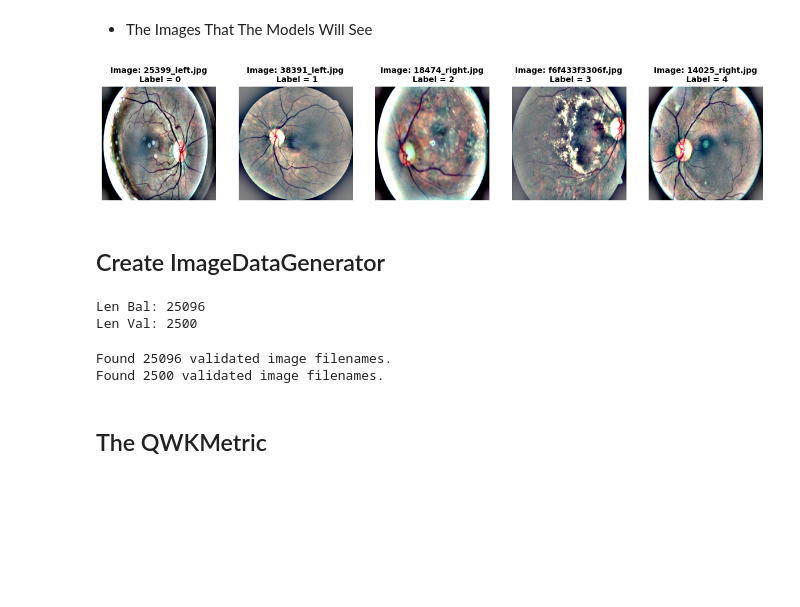
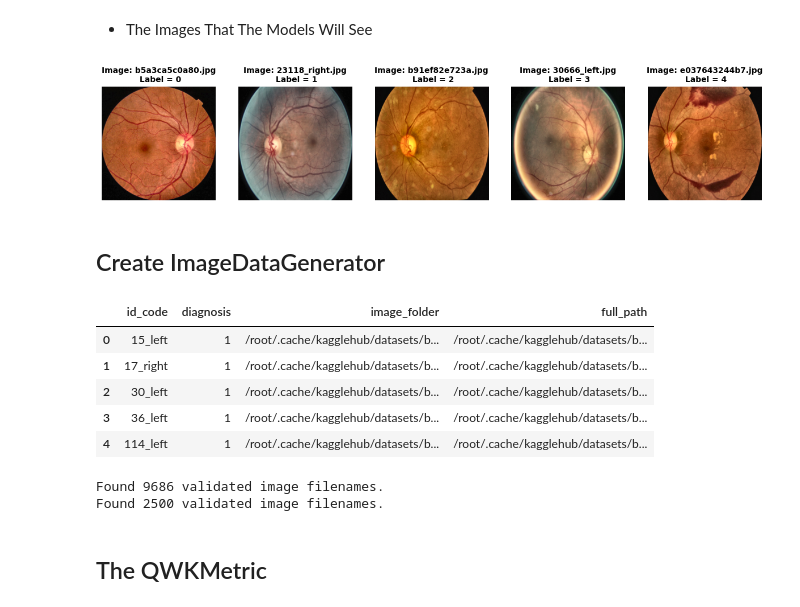
Before and after one commit to GeoNosX/Aptos-Project, a Jupyter notebook: Regression_ON_APTOS.ipynb, the cells around one changed output. Saved outputs shown, nothing was run; the diff lists cells and outputs as text; code cells hidden in the pictures; blank space fills up the shorter version.

```diff
--- a/Regression_ON_APTOS.ipynb
+++ b/Regression_ON_APTOS.ipynb
@@ -88 +93,3 @@ train_df_15_0=train_df_15_0.sample(n=5000,random_state=0)
+# %%
+train_df_15=pd.concat([train_df_15_1,train_df_15_2,train_df_15_3,train_df_15_4],ignore_index=True)
 # %%
@@ -90,5 +97,5 @@ train_df_15_other=train_df_15[train_df_15['diagnosis']!=0]
 # %%
-train_df_15=pd.concat([train_df_15_0,train_df_15_other],ignore_index=True)
+#train_df_15=pd.concat([train_df_15_0,train_df_15_other],ignore_index=True)
 # %%
 sns.countplot(data=train_df_15,x='diagnosis')
 # %% [output]
@@ -381,6 +388,11 @@ test_df_15['full_path'][0]
 '/root/.cache/kagglehub/datasets/benjaminwarner/resized-2015-2019-blindness-detection-images/versions/1/resized test 15/43788_left.jpg'
 # %% [markdown]
 ## Resize+CLAHE
+# %%
+IM_SIZE=600 #FOR MY EF_B7
+#IM_SIZE=224 #FOR MY VGG16
+#IM_SIZE=456 #FOR MY E_B5
+#IM_SIZE=384 #FOR MY ViT
 # %%
 import cv2
 import numpy as np
@@ -484,3 +490,24 @@ def image_resize(image):
+# %%
+def image_resize(image):
+  # ImageDataGenerator passes float32 images (typically 0-255 range for preprocessing_function).
+  # Convert to uint8 for OpenCV operations that require it.
+  if image.dtype != np.uint8:
+    image = image.astype(np.uint8)
+
+  # Convert to RGB to ensure consistency for subsequent operations
+  image = cv2.cvtColor(image, cv2.COLOR_BGR2RGB)
+
+  # Apply cropping before resizing
+  image = crop_image_from_gray(image)
+
+  # Resize the image
+  image = cv2.resize(image, (IM_SIZE, IM_SIZE))
+
+  # Apply CLAHE
+  image = apply_clahe(image)
+
+  # Normalize for model input (0-1 range)
+  return image / 255.0
 # %%
 def master_preprocess(image, img_size=IM_SIZE):
     # ImageDataGenerator passes float32 images (0-255 range by default for preprocessing_function).
@@ -510,41 +537,43 @@ def master_preprocess(image, img_size=IM_SIZE):
 # %%
 fig, ax = plt.subplots(1, 5, figsize=(15, 6))
 for i in range(5):
     sample = train_df[train_df['diagnosis'] == i].sample(1)
     image_name = sample['id_code'].item()
 
     image_path = os.path.join(sample['image_folder'].item(), f"{image_name}.jpg")
 
     X = cv2.imread(image_path)
-    X=master_preprocess(X)
+    X=image_resize(X)
 
     if X is None:
         print(f"Warning: Could not read image at {image_path}. Skipping plot for this sample.")
         continue
     ax[i].set_title(f"Image: {image_name}.jpg\n Label = {sample['diagnosis'].item()}",
                     weight='bold', fontsize=10)
     ax[i].axis('off')
     ax[i].imshow(X);
 # %% [output]
-[figure, old version]
+[figure, new version]
 # %% [markdown]
 ## Create ImageDataGenerator
-# %%
-len_bal=len(balanced_train_df)
-len_val=len(test_df_15)
-print(f"Len Bal: {len_bal}")
-print(f"Len Val: {len_val}")
-# %% [output]
-Len Bal: 25096
-Len Val: 2500
+# %%
+train_df['full_path'] = train_df.apply(lambda row: os.path.join(row['image_folder'], f"{row['id_code']}.jpg"), axis=1)
+display(train_df.head())
+# %% [output]
+|  | id_code | diagnosis | image_folder | full_path |
+| 0 | 15_left | 1 | /root/.cache/kagglehub/datasets/b... | /root/.cache/kagglehub/datasets/b... |
+| 1 | 17_right | 1 | /root/.cache/kagglehub/datasets/b... | /root/.cache/kagglehub/datasets/b... |
+| 2 | 30_left | 1 | /root/.cache/kagglehub/datasets/b... | /root/.cache/kagglehub/datasets/b... |
+| 3 | 36_left | 1 | /root/.cache/kagglehub/datasets/b... | /root/.cache/kagglehub/datasets/b... |
+| 4 | 114_left | 1 | /root/.cache/kagglehub/datasets/b... | /root/.cache/kagglehub/datasets/b... |
 # %%
 from numpy.random import shuffle
-train_datagen = ImageDataGenerator(preprocessing_function=master_preprocess)
+train_datagen = ImageDataGenerator(preprocessing_function=image_resize)
 
-val_gen=ImageDataGenerator(preprocessing_function=master_preprocess)
+val_gen=ImageDataGenerator(preprocessing_function=image_resize)
 
 
-train_gen = train_datagen.flow_from_dataframe(balanced_train_df,
+train_gen = train_datagen.flow_from_dataframe(train_df,
                                                     x_col='full_path',
                                                     y_col='diagnosis',
                                                     directory = None,
@@ -563,7 +592,7 @@ val_gen = train_datagen.flow_from_dataframe(test_df_15,
                                                   class_mode='raw',
                                                   shuffle=False)
 # %% [output]
-Found 25096 validated image filenames.
+Found 9686 validated image filenames.
 Found 2500 validated image filenames.
 # %% [markdown]
 ## The QWKMetric
```
Also changed, not shown: parts of 23 cells of this notebook.
